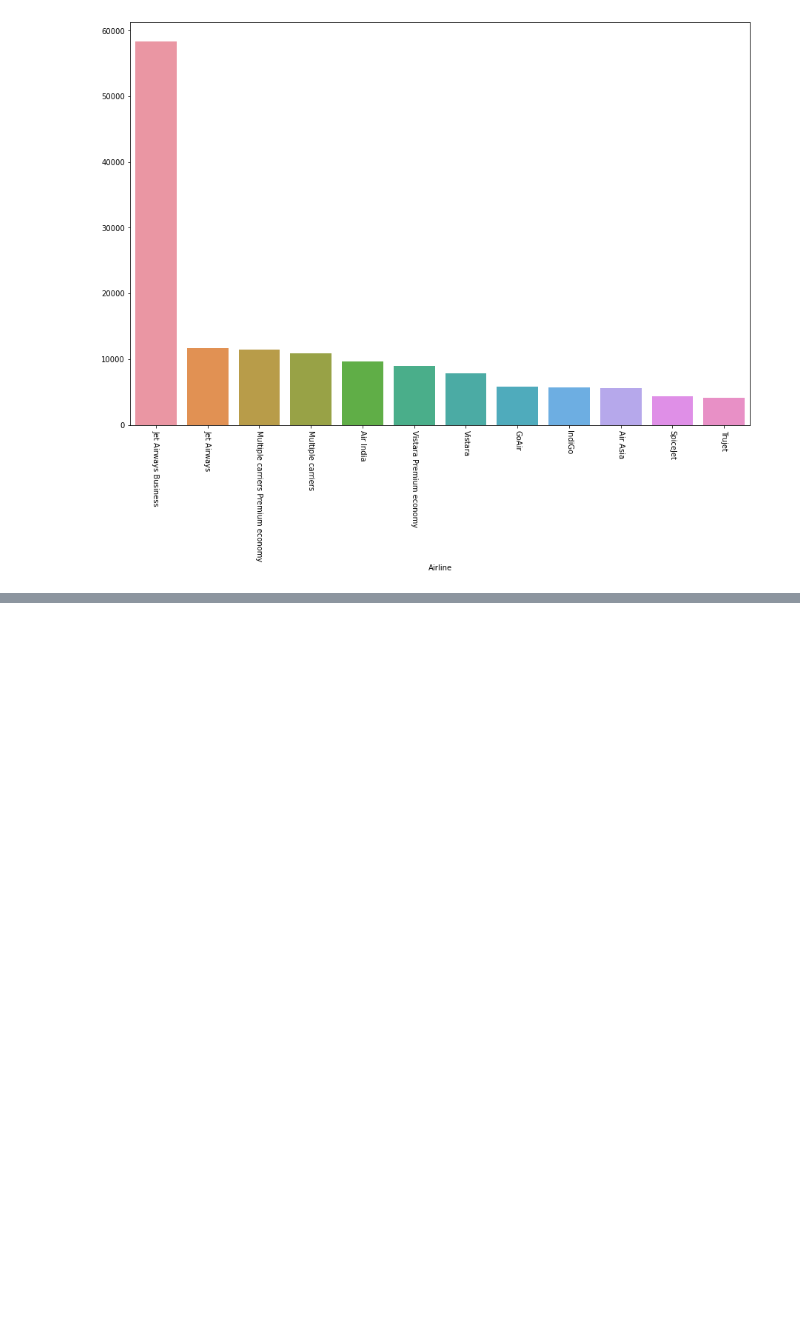
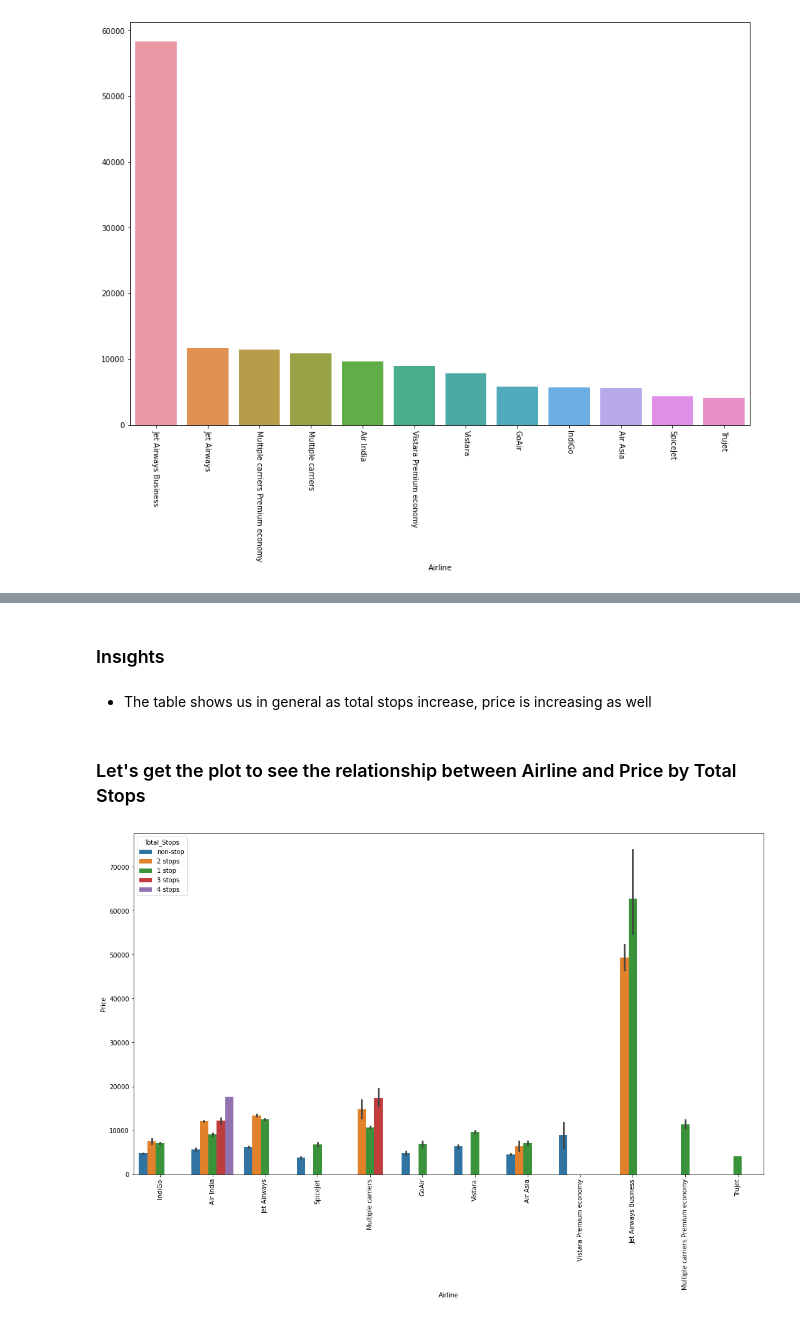
Before and after one commit to ugursavci/My-Data-Science-Portfolio, a Jupyter notebook: Flight Price/24.02.2020.ipynb, the cells around one changed output, grey strips where cells are left out. Cells and saved outputs as stored; diff of their text form; code cells hidden in the pictures; blank space fills up the shorter version.

```diff
--- a/Flight Price/24.02.2020.ipynb
+++ b/Flight Price/24.02.2020.ipynb
@@ -209,0 +182,13 @@ plt.show()
+# %% [markdown]
+### Insıghts
+# %% [markdown]
+-  The table shows us in general as total stops increase, price is increasing as well
+# %% [markdown]
+### Let's get the plot to see the relationship between Airline and Price by Total Stops
+# %%
+plt.figure(figsize=(18,10))
+ax = sns.barplot(x = df["Airline"],y =df["Price"],hue = df["Total_Stops"])
+ax.set_xticklabels(ax.get_xticklabels(),rotation = 90)
+plt.show()
+# %% [output]
+[figure, added]
```
Also changed, not shown: parts of 15 cells of this notebook.
